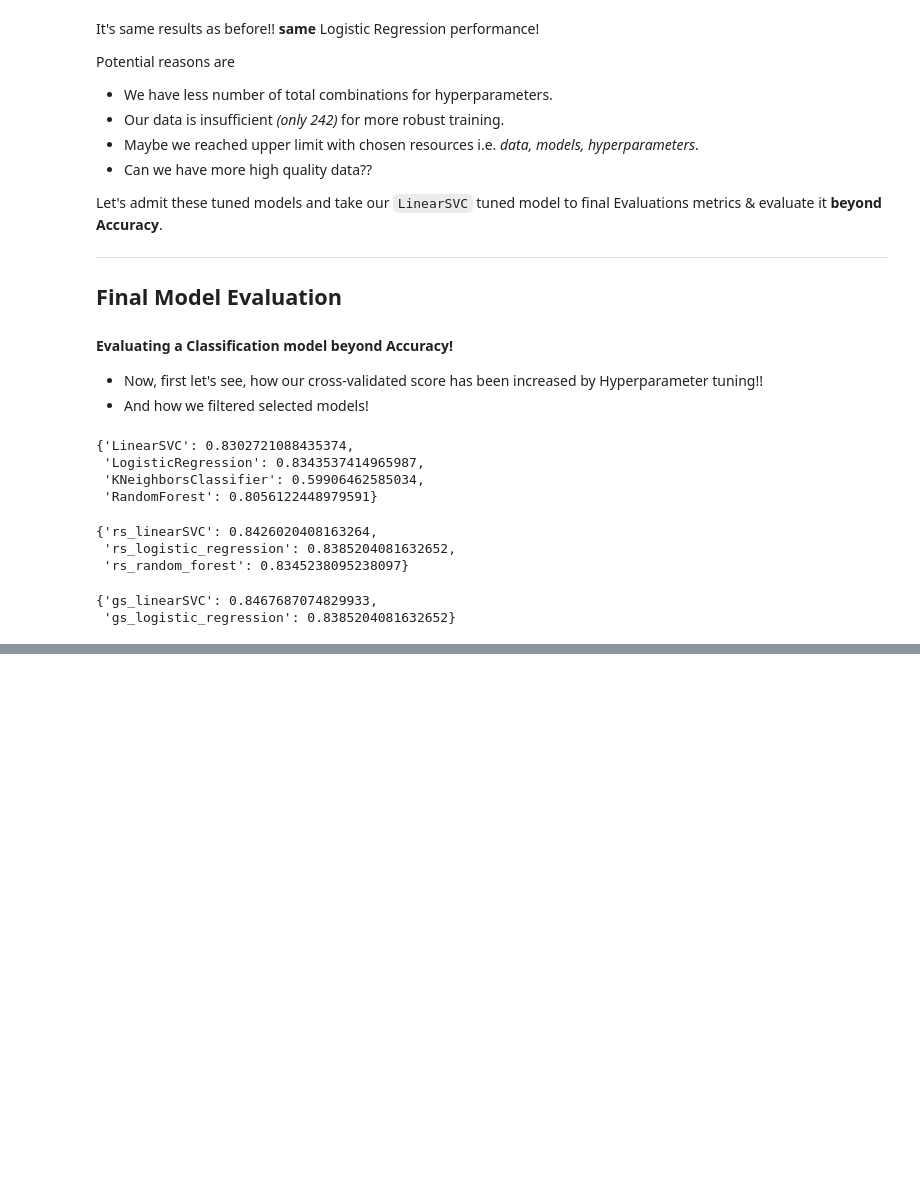
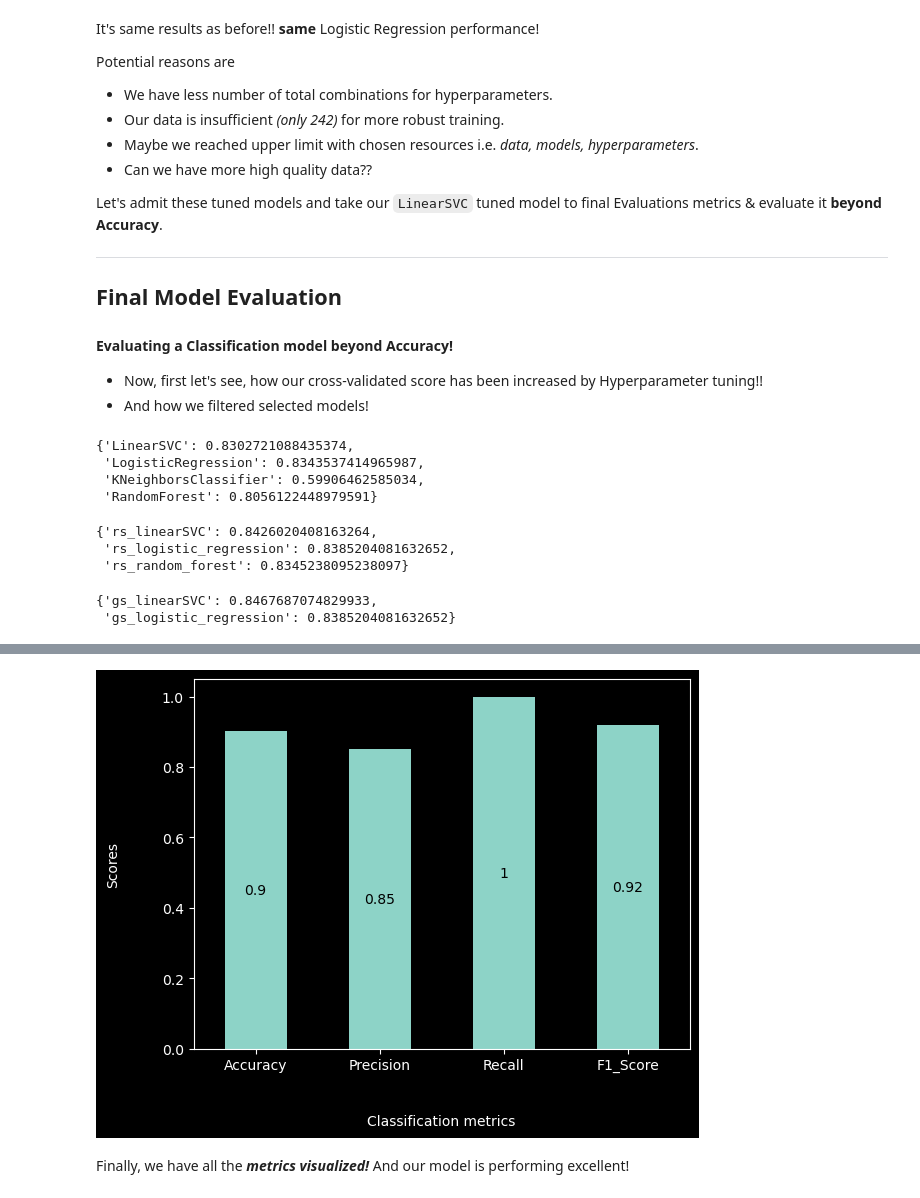
Before and after one commit to DarkDk123/Simple-Heart-disease-classification, a Jupyter notebook: Heart-disease-model.ipynb, the cells around one changed output, grey strips where cells are left out. Saved outputs shown, nothing was run; the diff lists cells and outputs as text; code cells hidden in the pictures; blank space fills up the shorter version.

```diff
--- a/Heart-disease-model.ipynb
+++ b/Heart-disease-model.ipynb
@@ -1313,0 +1467,10 @@ gs_model_scores
+# %%
+# Calculate all remaining metrics
+accuracy = accuracy_score(y_test, y_preds)
+precision = precision_score(y_test, y_preds)
+recall = recall_score(y_test, y_preds)
+f1_metric = f1_score(y_test, y_preds)
+
+
+# Let's see
+accuracy, precision, recall, f1_metric
@@ -1313,0 +1481,9 @@ gs_model_scores
+# %%
+# Create a DataFrame to organize
+final_evaluation = pd.DataFrame(
+    [accuracy, precision, recall, f1_metric],
+    index=["Accuracy", "Precision", "Recall", "F1_Score"],
+    columns=["Score"],
+)
+
+final_evaluation
@@ -1313,0 +1496,25 @@ gs_model_scores
+# %%
+# Visualize
+bars = final_evaluation.plot.bar(
+    legend=False,
+    xlabel="Classification metrics",
+    ylabel="Scores",
+    rot=0,
+)
+
+# Customize
+plt.bar_label(
+    bars.containers[0],
+    fmt="%1.2g",
+    label_type="center",
+    color="black"
+)
+
+plt.xlabel("Classification metrics", labelpad=30)
+plt.ylabel("Scores", labelpad=30)
+
+plt.show()
+# %% [output]
+[figure, added]
+# %% [markdown]
+Finally, we have all the ***metrics visualized!*** And our model is performing excellent!
```
Also changed, not shown: parts of 19 cells of this notebook.
